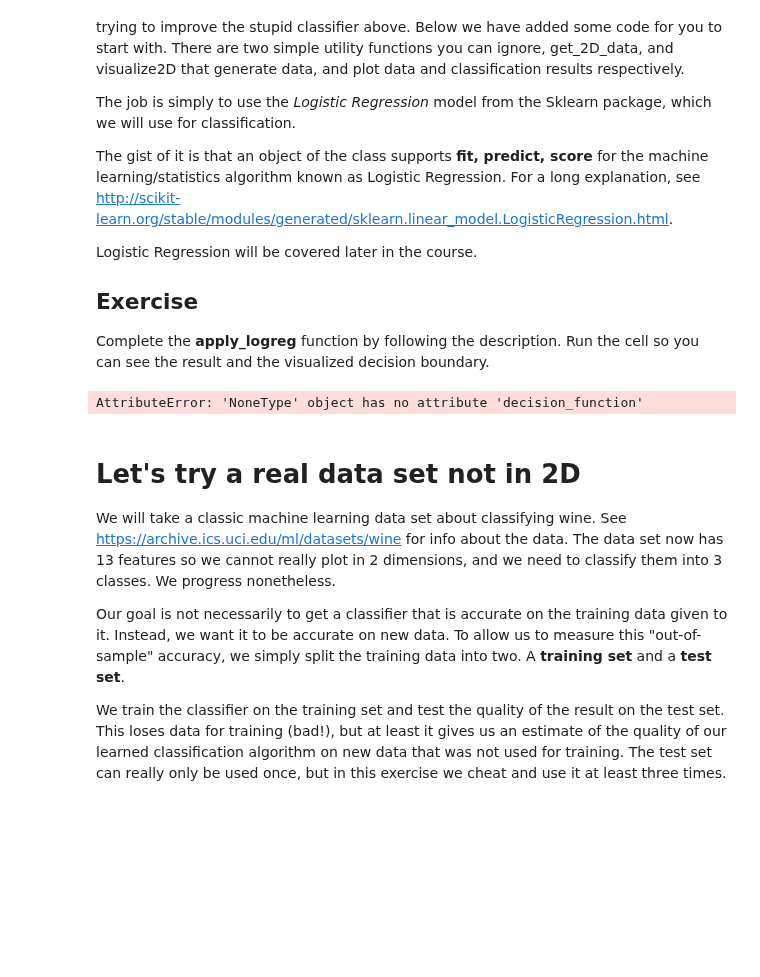
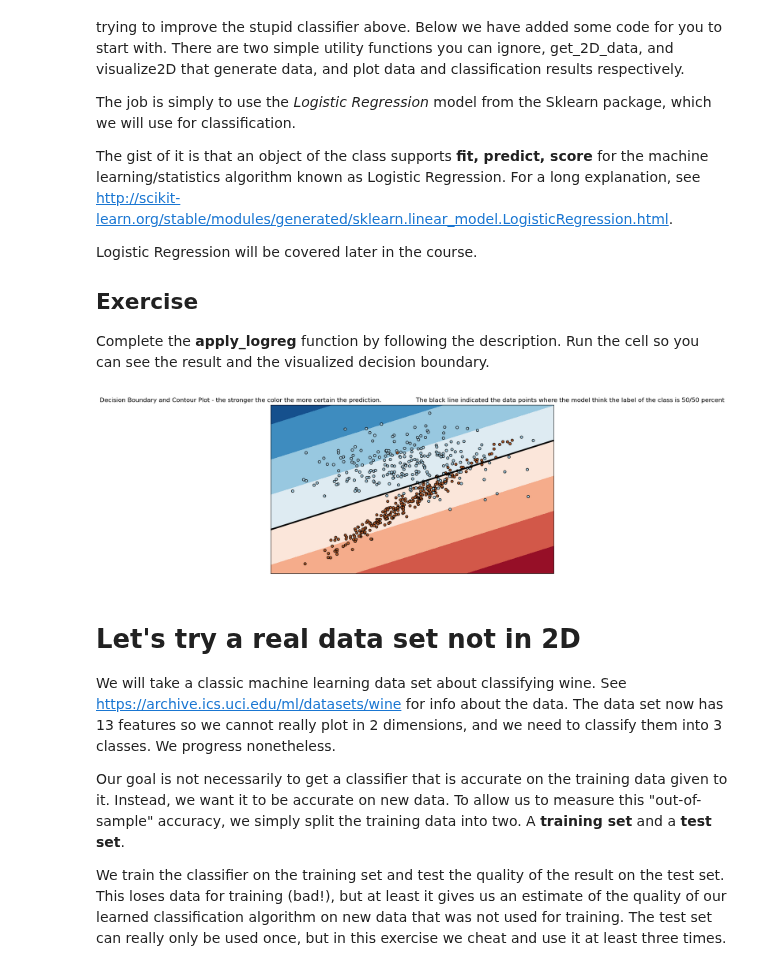
Before and after one commit to Moth-0/Uni, a Jupyter notebook: 5. Semester/Machine/TØ/week1/sklearn_intro.ipynb, the cells around one changed output. Drawn from its saved outputs; the diff is of its cells as text; code cells hidden in the pictures; blank space fills up the shorter version.

```diff
--- a/5. Semester/Machine/TØ/week1/sklearn_intro.ipynb
+++ b/5. Semester/Machine/TØ/week1/sklearn_intro.ipynb
@@ -150,34 +150,38 @@ def visualize2D(classifier, X, y):
     ax.contourf(xx, yy, Z, cmap=plt.cm.RdBu)
     ax.contour(xx, yy, Z, [0], colors='k', linewidths=3)
 
     ax.scatter(X[:, 0], X[:, 1], c=1-y, cmap=plt.cm.Paired,
                edgecolors='black', s=25)
     ax.set_xlim(xx.min(), xx.max())
     ax.set_ylim(yy.min(), yy.max())
     ax.set_xticks(())
     ax.set_yticks(())
     ax.set_title('Decision Boundary and Contour Plot - the stronger the color the more certain the prediction. \
                  The black line indicated the data points where the model think the label of the class is 50/50 percent')
     plt.show()
 
 def apply_logreg(feat, labels):
     """ Run a simple (linear) classification model and see the results
 
     Step 1. Create LogisticRegression classifier object
     Step 2. Fit the data using the fit method
     Step 3. Print the result (use score function on classfier ) on the training data
     Step 4. Return the classifier object
     """
     # knock yourself out
     ### YOUR CODE around 4 lines of code
+    LR = LogisticRegression()
+    fitLR = LR.fit(feat, labels)
+    fitLR.score(feat, labels)
+    return LR
     ### END CODE
 
 feat, labels = get_2D_data()
 logistic = apply_logreg(feat, labels)
 visualize2D(logistic, feat, labels)
 plt.show()
 # %% [output]
-AttributeError: 'NoneType' object has no attribute 'decision_function'
+[figure, added]
 # %% [markdown]
 # Let's try a real data set not in 2D
 We will take a classic machine learning data set about classifying wine.
```
Also changed, not shown: parts of 2 cells of this notebook, 2 other files.
